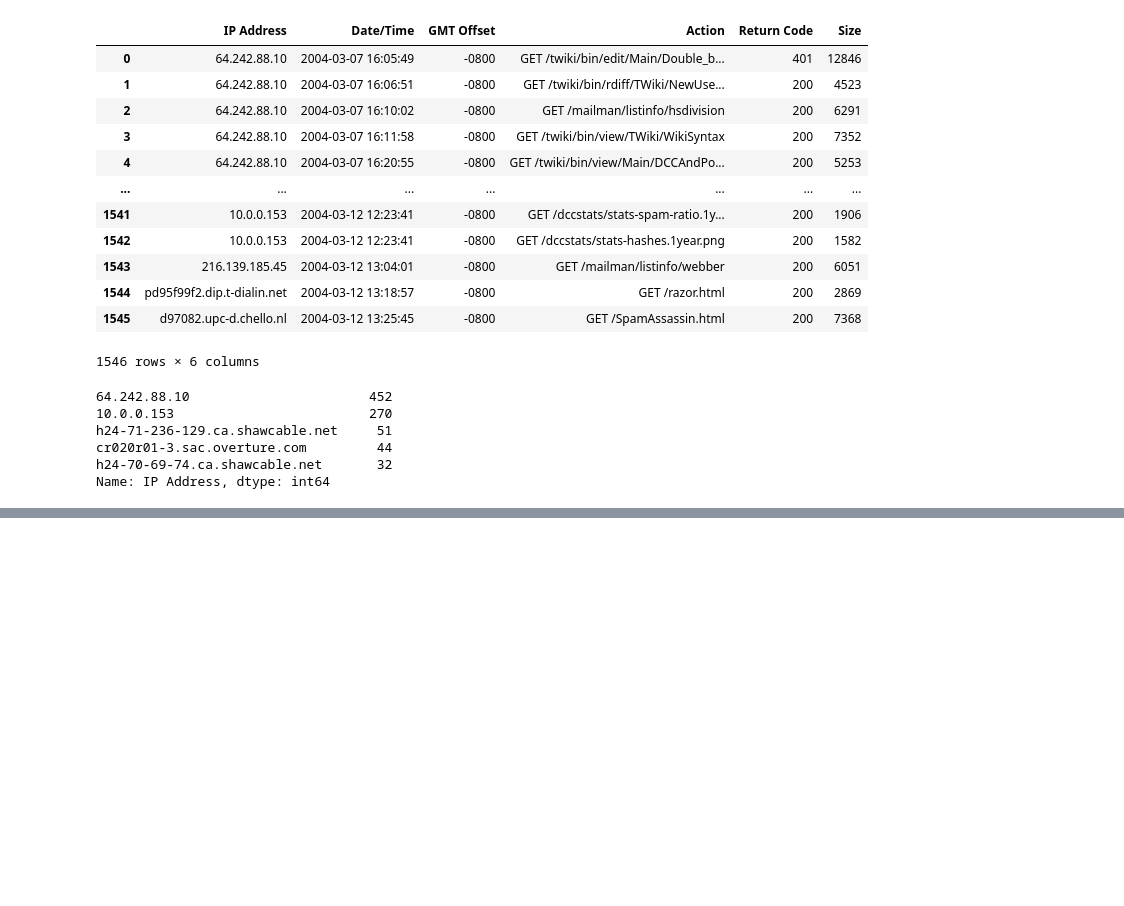
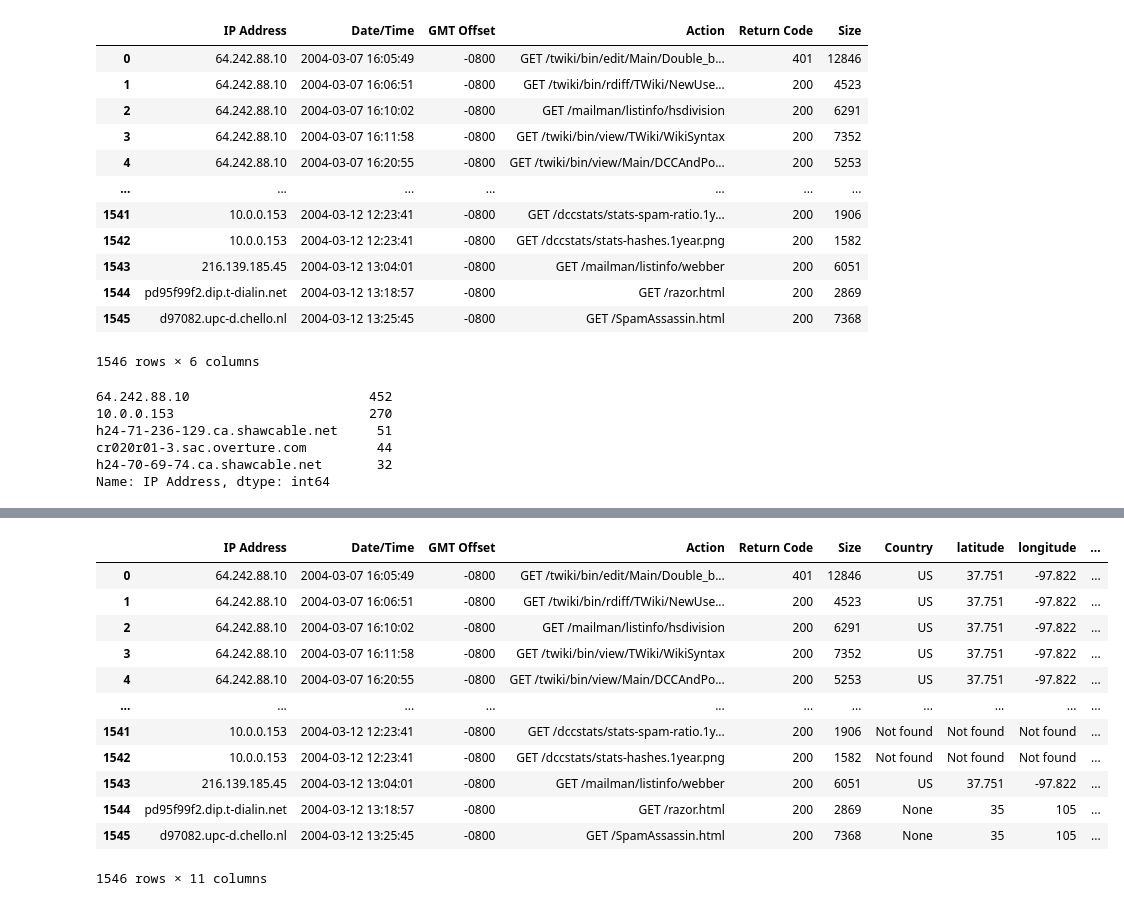
Before and after one commit to abuqaiselegant/internitytask001, a Jupyter notebook: Visualization_task.ipynb, the cells around one changed output, grey strips where cells are left out. Cells and saved outputs as stored; diff of their text form; code cells hidden in the pictures; blank space fills up the shorter version.

```diff
--- a/Visualization_task.ipynb
+++ b/Visualization_task.ipynb
@@ -108,0 +135,16 @@ Pass the following variables as keyword args: x, y. From version 0.12, the only
+# %%
+df
+# %% [output]
+|  | IP Address | Date/Time | GMT Offset | Action | Return Code | Size | Country | latitude | longitude | ... |
+| 0 | 64.242.88.10 | 2004-03-07 16:05:49 | -0800 | GET /twiki/bin/edit/Main/Double_b... | 401 | 12846 | US | 37.751 | -97.822 | ... |
+| 1 | 64.242.88.10 | 2004-03-07 16:06:51 | -0800 | GET /twiki/bin/rdiff/TWiki/NewUse... | 200 | 4523 | US | 37.751 | -97.822 | ... |
+| 2 | 64.242.88.10 | 2004-03-07 16:10:02 | -0800 | GET /mailman/listinfo/hsdivision | 200 | 6291 | US | 37.751 | -97.822 | ... |
+| 3 | 64.242.88.10 | 2004-03-07 16:11:58 | -0800 | GET /twiki/bin/view/TWiki/WikiSyntax | 200 | 7352 | US | 37.751 | -97.822 | ... |
+| 4 | 64.242.88.10 | 2004-03-07 16:20:55 | -0800 | GET /twiki/bin/view/Main/DCCAndPo... | 200 | 5253 | US | 37.751 | -97.822 | ... |
+| ... | ... | ... | ... | ... | ... | ... | ... | ... | ... | ... |
+| 1541 | 10.0.0.153 | 2004-03-12 12:23:41 | -0800 | GET /dccstats/stats-spam-ratio.1y... | 200 | 1906 | Not found | Not found | Not found | ... |
+| 1542 | 10.0.0.153 | 2004-03-12 12:23:41 | -0800 | GET /dccstats/stats-hashes.1year.png | 200 | 1582 | Not found | Not found | Not found | ... |
+| 1543 | 216.139.185.45 | 2004-03-12 13:04:01 | -0800 | GET /mailman/listinfo/webber | 200 | 6051 | US | 37.751 | -97.822 | ... |
+| 1544 | pd95f99f2.dip.t-dialin.net | 2004-03-12 13:18:57 | -0800 | GET /razor.html | 200 | 2869 | None | 35 | 105 | ... |
+| 1545 | d97082.upc-d.chello.nl | 2004-03-12 13:25:45 | -0800 | GET /SpamAssassin.html | 200 | 7368 | None | 35 | 105 | ... |
+1546 rows × 11 columns
```
Also changed, not shown: parts of 11 cells of this notebook.
